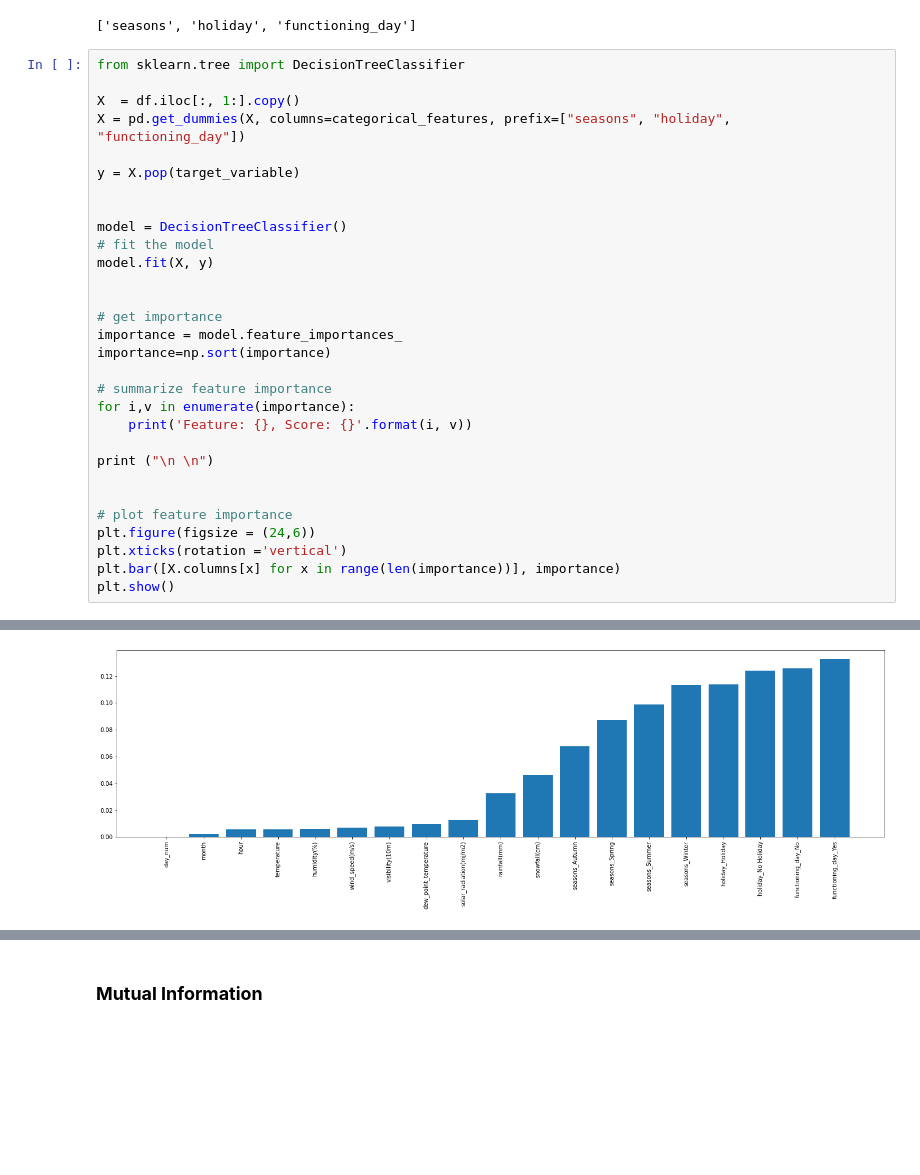
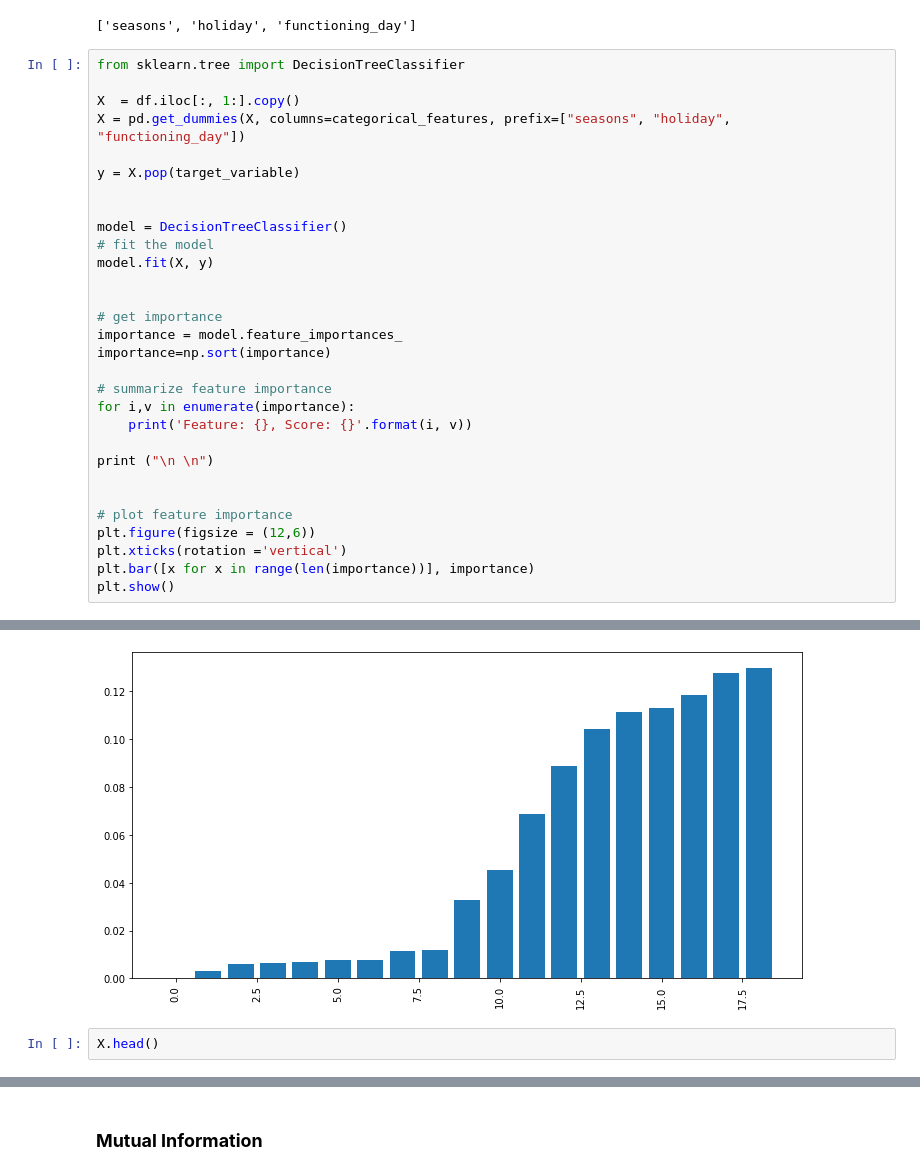
Before and after one commit to suchirmm/seoulbike, a Jupyter notebook: project_seoulbike.ipynb, the cells around one changed output, grey strips where cells are left out. Cells and saved outputs as stored; diff of their text form; blank space fills up the shorter version.

```diff
--- a/project_seoulbike.ipynb
+++ b/project_seoulbike.ipynb
@@ -813,9 +822,9 @@ print ("\n \n")
 
 
 # plot feature importance
-plt.figure(figsize = (24,6))
+plt.figure(figsize = (12,6))
 plt.xticks(rotation ='vertical')
-plt.bar([X.columns[x] for x in range(len(importance))], importance)
+plt.bar([x for x in range(len(importance))], importance)
 plt.show()
 # %% [output]
 Feature: 0, Score: 0.0
@@ -840 +849,3 @@ Feature: 18, Score: 0.13279392426285852
-[figure, old version]
+[figure, new version]
+# %%
+X.head()
```
Also changed, not shown: parts of 41 cells of this notebook.
